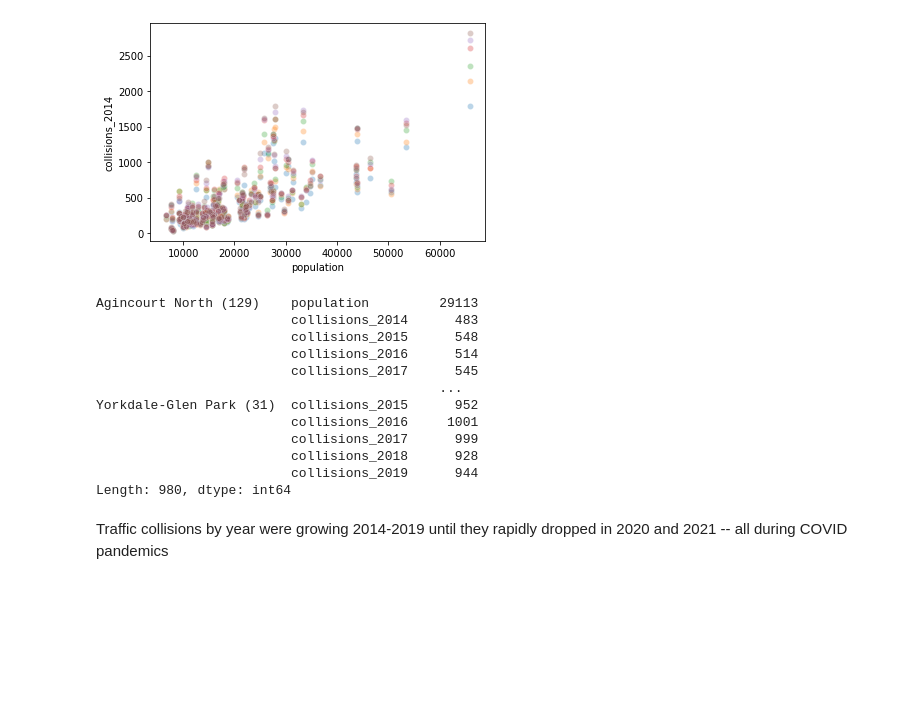
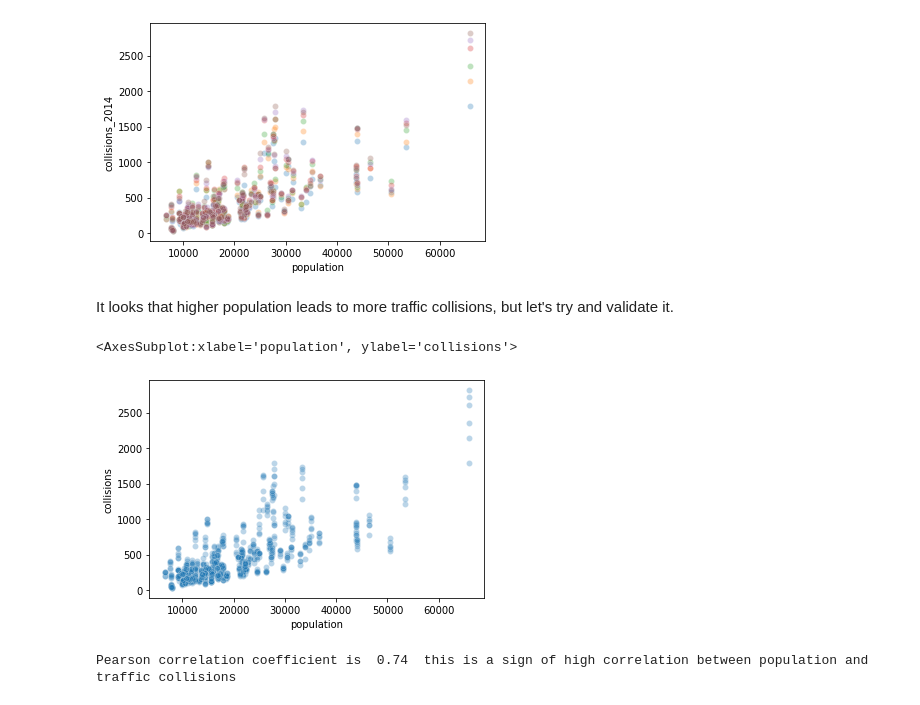
Before and after one commit to Andrew-Agapov/Kaggle_projects, a Jupyter notebook: toronto-traffic-collisions-analysis.ipynb, the cells around one changed output. Cells and saved outputs as stored; diff of their text form; code cells hidden in the pictures; blank space fills up the shorter version.

Commit message:
Kaggle Notebook | Toronto Traffic Collisions Analysis | Version 14

```diff
--- a/toronto-traffic-collisions-analysis.ipynb
+++ b/toronto-traffic-collisions-analysis.ipynb
@@ -351,20 +351,25 @@ plt.show
 # %% [output]
 <function matplotlib.pyplot.show(close=None, block=None)>
 [figure]
-# %%
-pop_collisions.stack()
-# %% [output]
-Agincourt North (129)    population         29113
-                         collisions_2014      483
-                         collisions_2015      548
-                         collisions_2016      514
-                         collisions_2017      545
-                                            ...
-Yorkdale-Glen Park (31)  collisions_2015      952
-                         collisions_2016     1001
-                         collisions_2017      999
-                         collisions_2018      928
-                         collisions_2019      944
-Length: 980, dtype: int64
-# %% [markdown]
-Traffic collisions by year were growing 2014-2019 until they rapidly dropped in 2020 and 2021 -- all during COVID pandemics
+# %% [markdown]
+It looks that higher population leads to more traffic collisions, but let's try and validate it.
+# %%
+#We want to reshape the data in a particular way:
+pop_collisions_reshaped = pd.DataFrame()
+
+for i in range(1,pop_collisions.shape[1]):
+    df_small = pop_collisions.iloc[:,[0,i]]
+    df_small.columns = ['population', 'collisions']
+    pop_collisions_reshaped = pd.concat([pop_collisions_reshaped, df_small])
+
+pop_collisions_reshaped
+sns.scatterplot(x='population', y='collisions', alpha=alpha, data=pop_collisions_reshaped)
+# %% [output]
+<AxesSubplot:xlabel='population', ylabel='collisions'>
+[figure, added]
+# %%
+pearson_pop_col = np.corrcoef(pop_collisions_reshaped['population'],pop_collisions_reshaped['collisions'])[0,1]
+
+print("Pearson correlation coefficient is ",  round(pearson_pop_col,2), " this is a sign of high correlation between population and traffic collisions")
+# %% [output]
+Pearson correlation coefficient is  0.74  this is a sign of high correlation between population and traffic collisions
```
Also changed, not shown: parts of 6 cells of this notebook.
